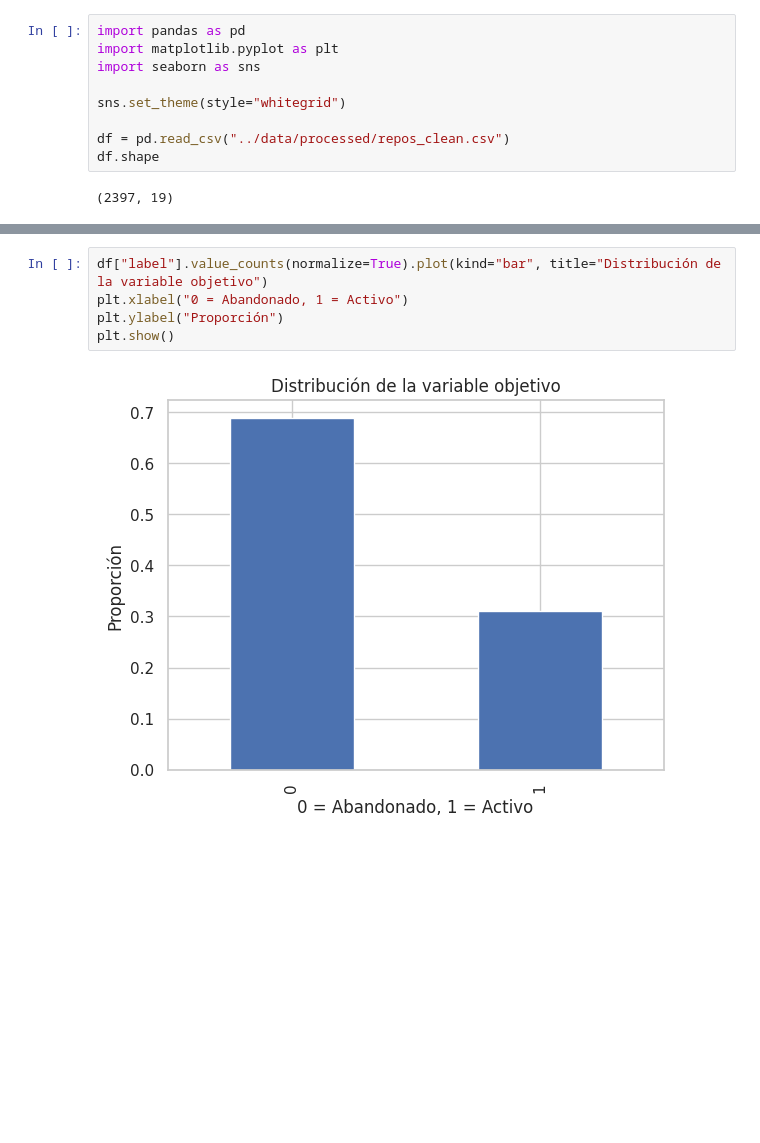
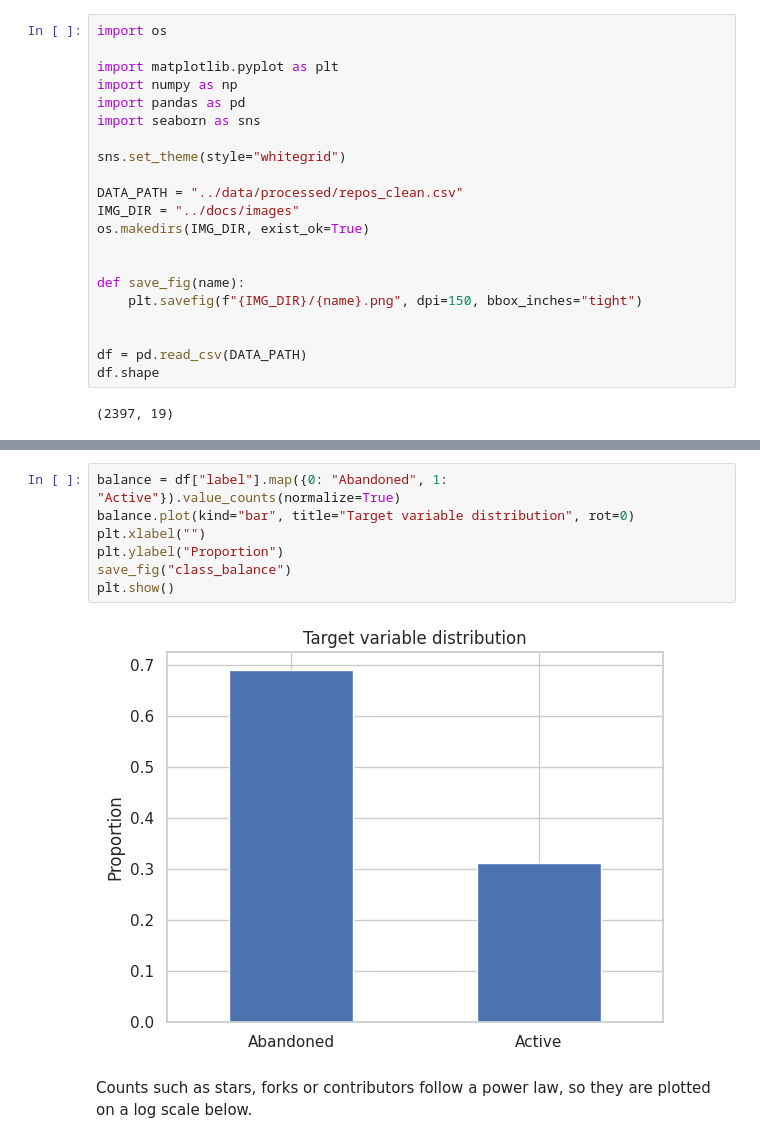
Before and after one commit to rsomavi/repo-survival, a Jupyter notebook: notebooks/01_eda.ipynb, the cells around one changed output, grey strips where cells are left out. Cells and saved outputs as stored; diff of their text form; blank space fills up the shorter version.

```diff
--- a/notebooks/01_eda.ipynb
+++ b/notebooks/01_eda.ipynb
@@ -1,11 +7,23 @@
 # %%
+import os
+
+import matplotlib.pyplot as plt
+import numpy as np
 import pandas as pd
-import matplotlib.pyplot as plt
 import seaborn as sns
 
 sns.set_theme(style="whitegrid")
 
-df = pd.read_csv("../data/processed/repos_clean.csv")
+DATA_PATH = "../data/processed/repos_clean.csv"
+IMG_DIR = "../docs/images"
+os.makedirs(IMG_DIR, exist_ok=True)
+
+
+def save_fig(name):
+    plt.savefig(f"{IMG_DIR}/{name}.png", dpi=150, bbox_inches="tight")
+
+
+df = pd.read_csv(DATA_PATH)
 df.shape
 # %% [output]
 (2397, 19)
@@ -44,9 +69,13 @@ df.describe()
 # %%
-df["label"].value_counts(normalize=True).plot(kind="bar", title="Distribución de la variable objetivo")
-plt.xlabel("0 = Abandonado, 1 = Activo")
-plt.ylabel("Proporción")
+balance = df["label"].map({0: "Abandoned", 1: "Active"}).value_counts(normalize=True)
+balance.plot(kind="bar", title="Target variable distribution", rot=0)
+plt.xlabel("")
+plt.ylabel("Proportion")
+save_fig("class_balance")
 plt.show()
 # %% [output]
-[figure, old version]
+[figure, new version]
+# %% [markdown]
+Counts such as stars, forks or contributors follow a power law, so they are plotted on a log scale below.
 # %%
 fig, axes = plt.subplots(1, 2, figsize=(12, 4))
```
Also changed, not shown: parts of 17 cells of this notebook, 1 other file.
